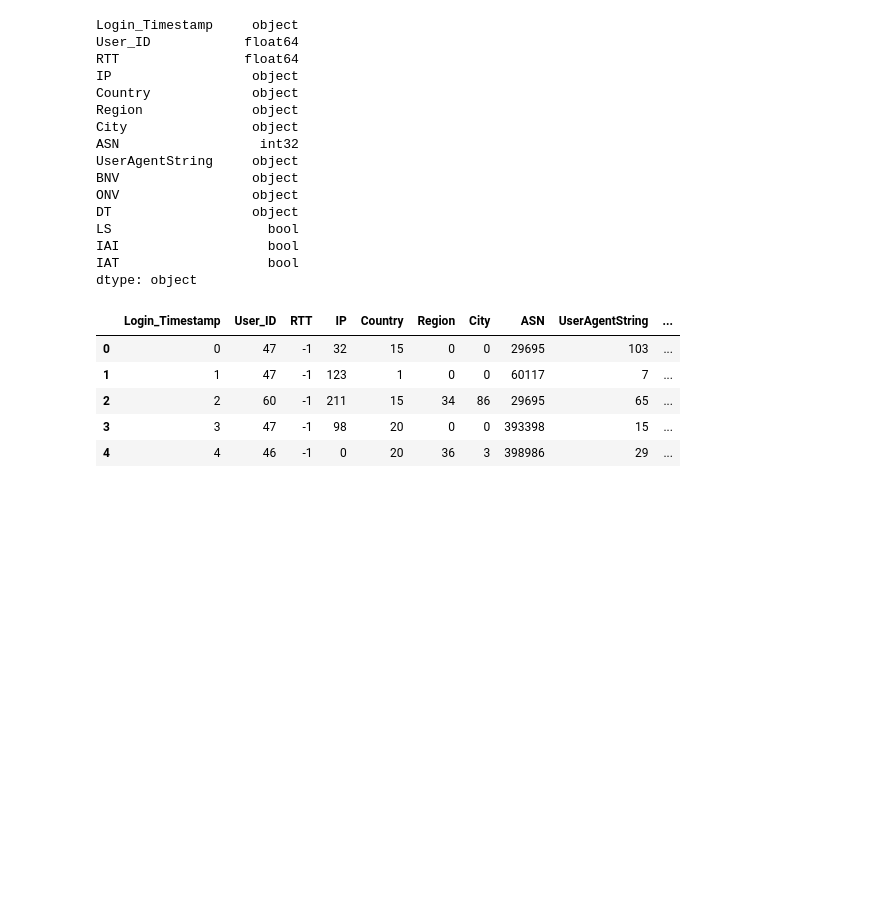
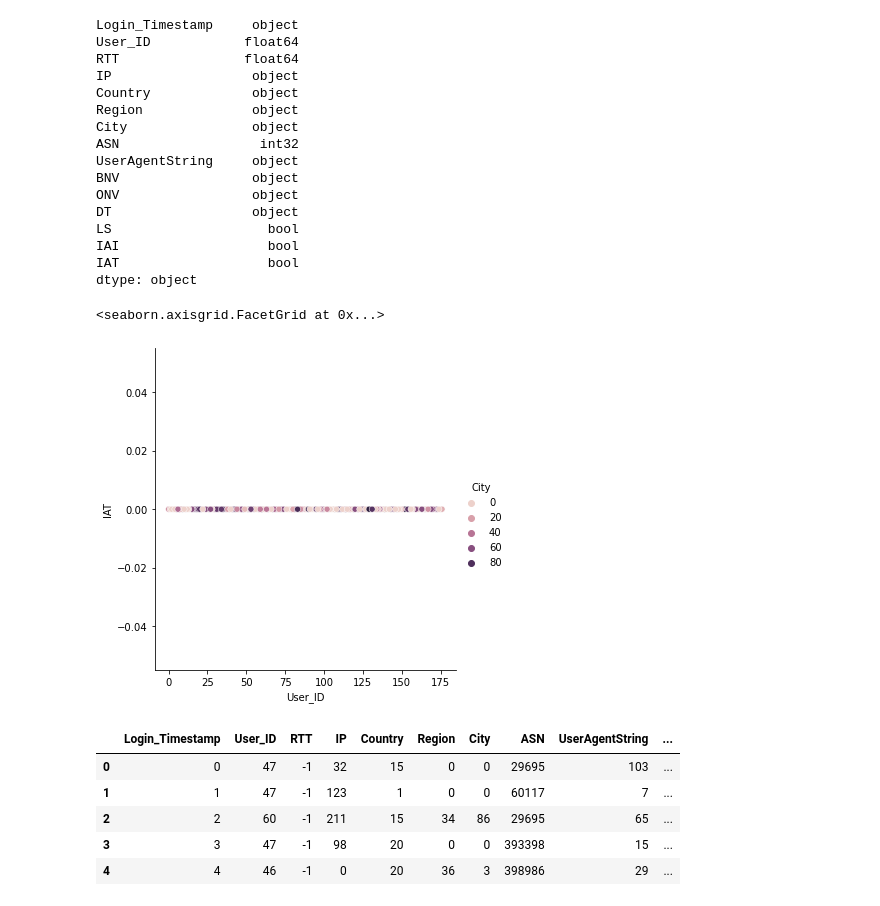
Before and after one commit to digitalhemanth/Data-Science, a Jupyter notebook: Scikit Learn/dataset_2/spark_hadoop_ml_2.ipynb, the cells around one changed output. Cells and saved outputs as stored; diff of their text form; code cells hidden in the pictures; blank space fills up the shorter version.

```diff
--- a/Scikit Learn/dataset_2/spark_hadoop_ml_2.ipynb
+++ b/Scikit Learn/dataset_2/spark_hadoop_ml_2.ipynb
@@ -160,6 +160,11 @@ LS                    bool
 IAI                   bool
 IAT                   bool
 dtype: object
+# %%
+sns.relplot(data=data, x="User_ID", y="IAT", hue="City")
+# %% [output]
+<seaborn.axisgrid.FacetGrid at 0x...>
+[figure, added]
 # %%
 df['Region'] = pd.Categorical(df['Region'])
 df['Region'] = df.Region.cat.codes
```
Also changed, not shown: parts of 17 cells of this notebook.
